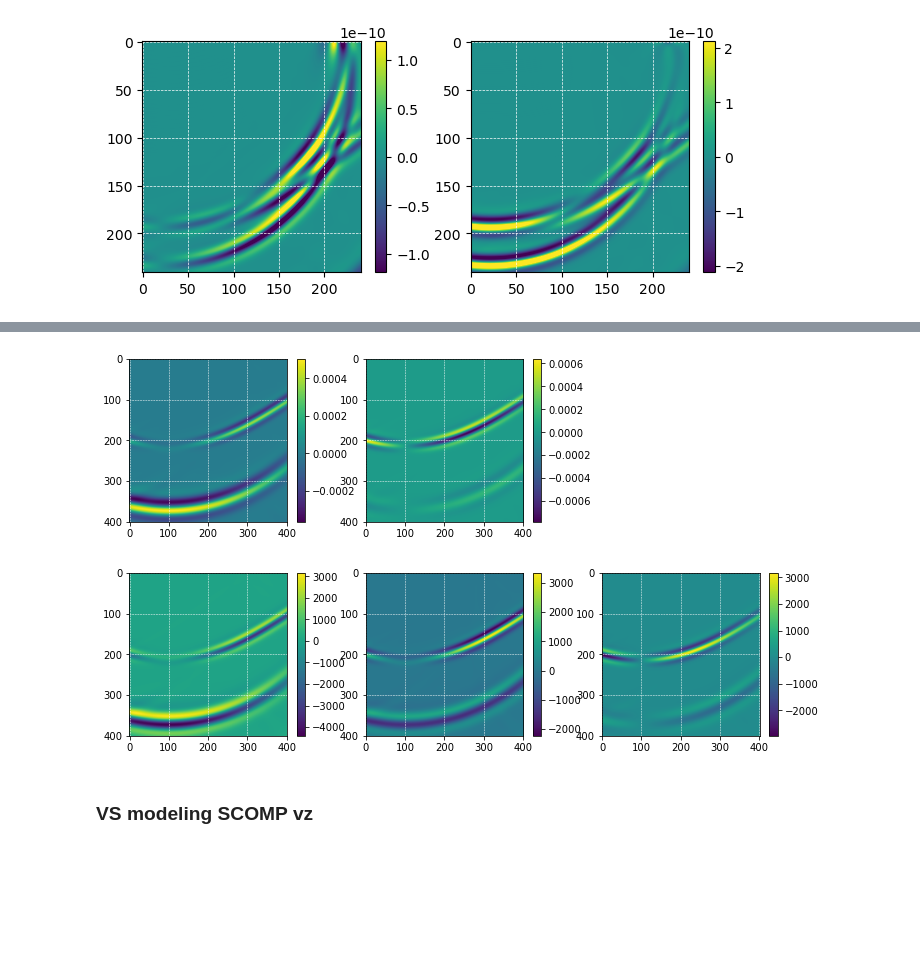
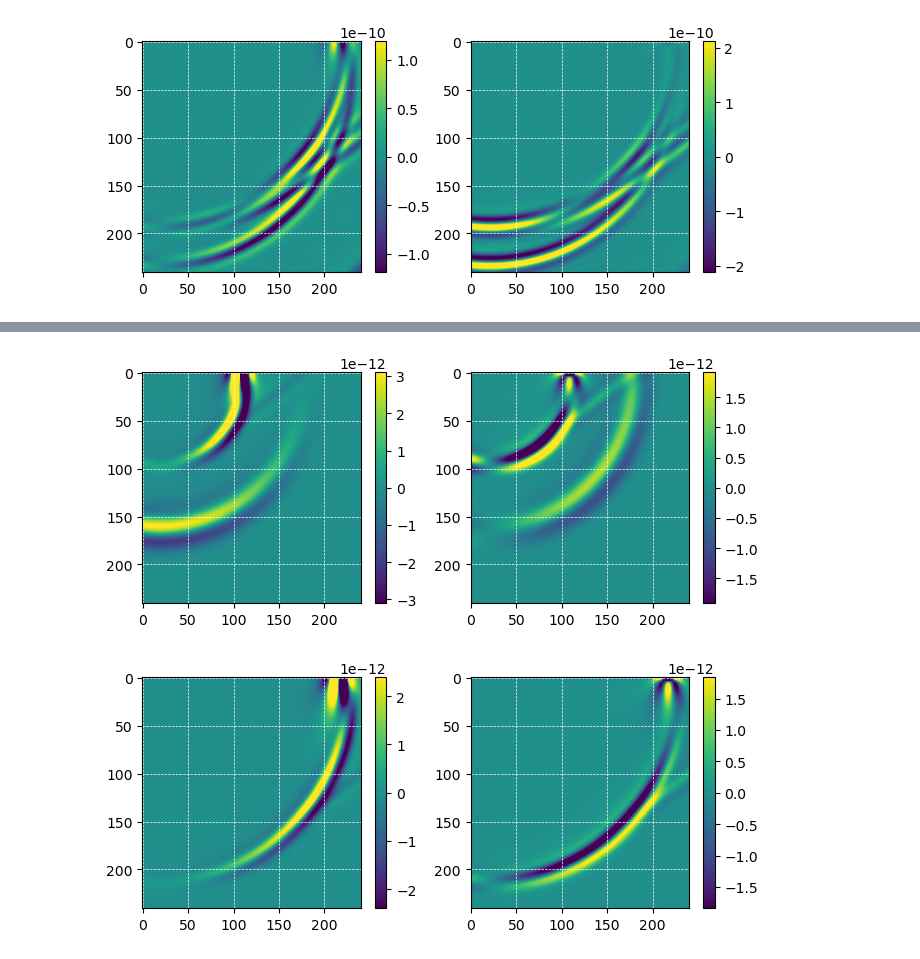
Before and after one commit to joeyartech/SeisJIMU, a Jupyter notebook: Demo/01_ForwardModeling_FreeSurface/go_PSV2nd.ipynb, the cells around one changed output, grey strips where cells are left out. Drawn from its saved outputs; the diff is of its cells as text; code cells hidden in the pictures; blank space fills up the shorter version.

```diff
--- a/Demo/01_ForwardModeling_FreeSurface/go_PSV2nd.ipynb
+++ b/Demo/01_ForwardModeling_FreeSurface/go_PSV2nd.ipynb
@@ -569,14 +477,11 @@ plt.subplot(1,3,3); imshow(read_snap('res_VS/snap_fld_u%szx'))
 # %%
 plt.figure(figsize=(12,3))
-plt.subplot(1,3,1); imshow(read_snap('res_VS/snap_fld_u%vz',i=34))
-plt.subplot(1,3,2); imshow(read_snap('res_VS/snap_fld_u%vx',i=34))
+plt.subplot(1,3,1); imshow(read_snap('res_PSV2nd/snap_fld_u%uz'),perc=98)
+plt.subplot(1,3,2); imshow(read_snap('res_PSV2nd/snap_fld_u%ux'),perc=98)
 
 plt.figure(figsize=(12,3))
-plt.subplot(1,3,1); imshow(read_snap('res_VS/snap_fld_u%szz',i=34))
-plt.subplot(1,3,2); imshow(read_snap('res_VS/snap_fld_u%sxx',i=34))
-plt.subplot(1,3,3); imshow(read_snap('res_VS/snap_fld_u%szx',i=34))
+plt.subplot(1,3,1); imshow(read_snap('res_PSV2nd/snap_fld_u%uz',i=34),perc=98)
+plt.subplot(1,3,2); imshow(read_snap('res_PSV2nd/snap_fld_u%ux',i=34),perc=98)
 # %% [output]
-[figure, old version]
+[figure, new version]
-[figure, old version]
+[figure, new version]
-# %% [markdown]
-### VS modeling SCOMP vz
```
Also changed, not shown: parts of 52 cells of this notebook, 1 other file.
